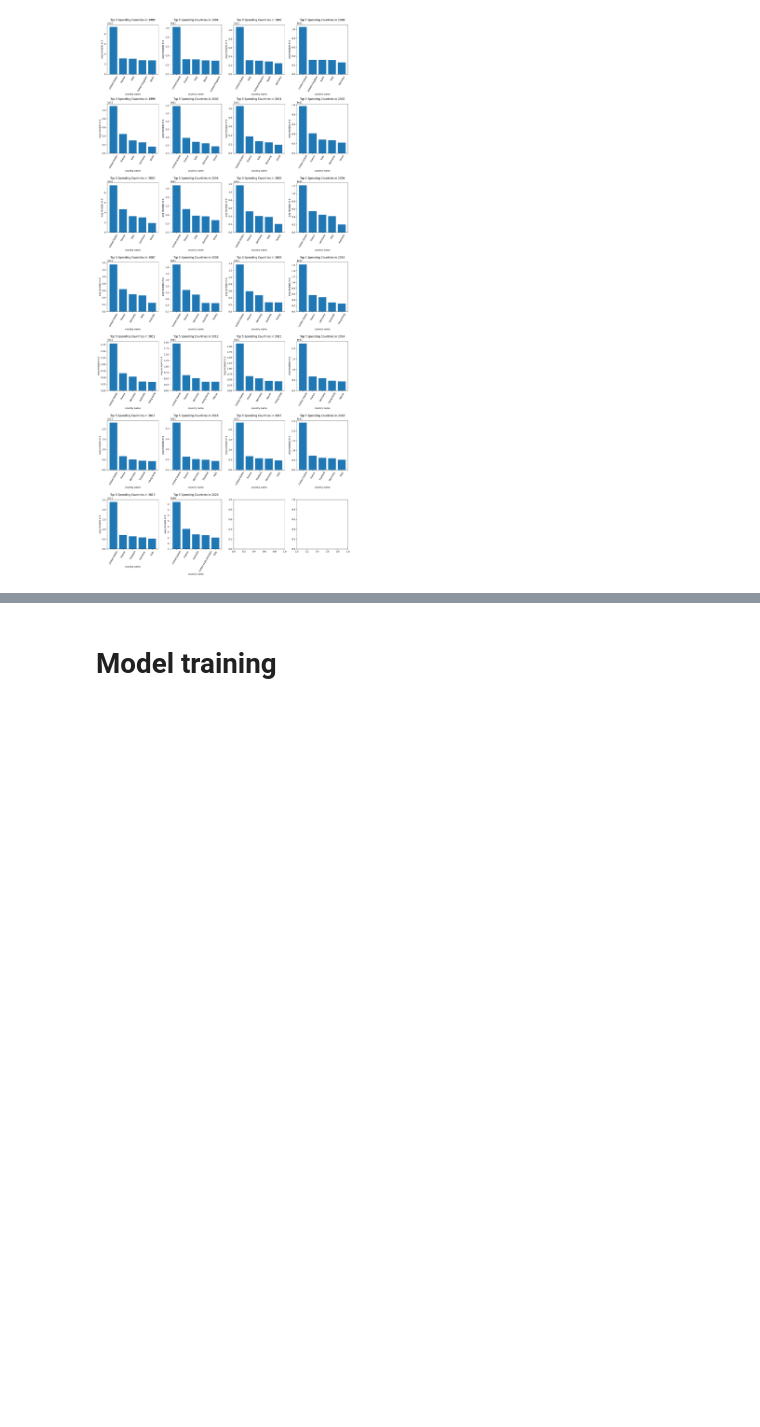
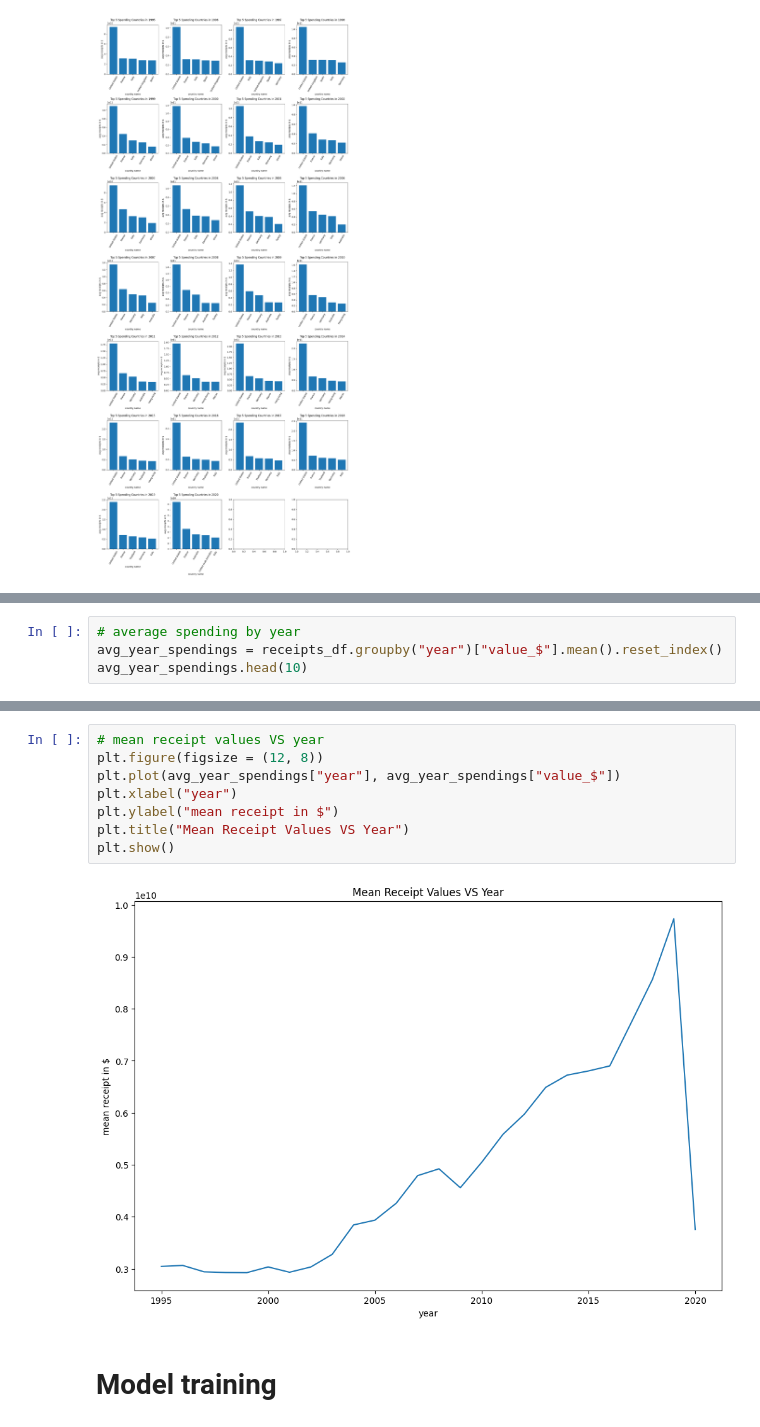
Before and after one commit to BU-Spark/ml-mit-evidence-analysis, a Jupyter notebook: EDA.ipynb, the cells around one changed output, grey strips where cells are left out. Saved outputs shown, nothing was run; the diff lists cells and outputs as text; blank space fills up the shorter version.

```diff
--- a/EDA.ipynb
+++ b/EDA.ipynb
@@ -199,0 +227,4 @@ plt.show()
+# %%
+# average spending by year
+avg_year_spendings = receipts_df.groupby("year")["value_$"].mean().reset_index()
+avg_year_spendings.head(10)
@@ -200,3 +243,13 @@ plt.show()
+# %%
+# mean receipt values VS year
+plt.figure(figsize = (12, 8))
+plt.plot(avg_year_spendings["year"], avg_year_spendings["value_$"])
+plt.xlabel("year")
+plt.ylabel("mean receipt in $")
+plt.title("Mean Receipt Values VS Year")
+plt.show()
+# %% [output]
+[figure, added]
 # %% [markdown]
 # Model training
 # %% [markdown]
```
Also changed, not shown: parts of 6 cells of this notebook.
